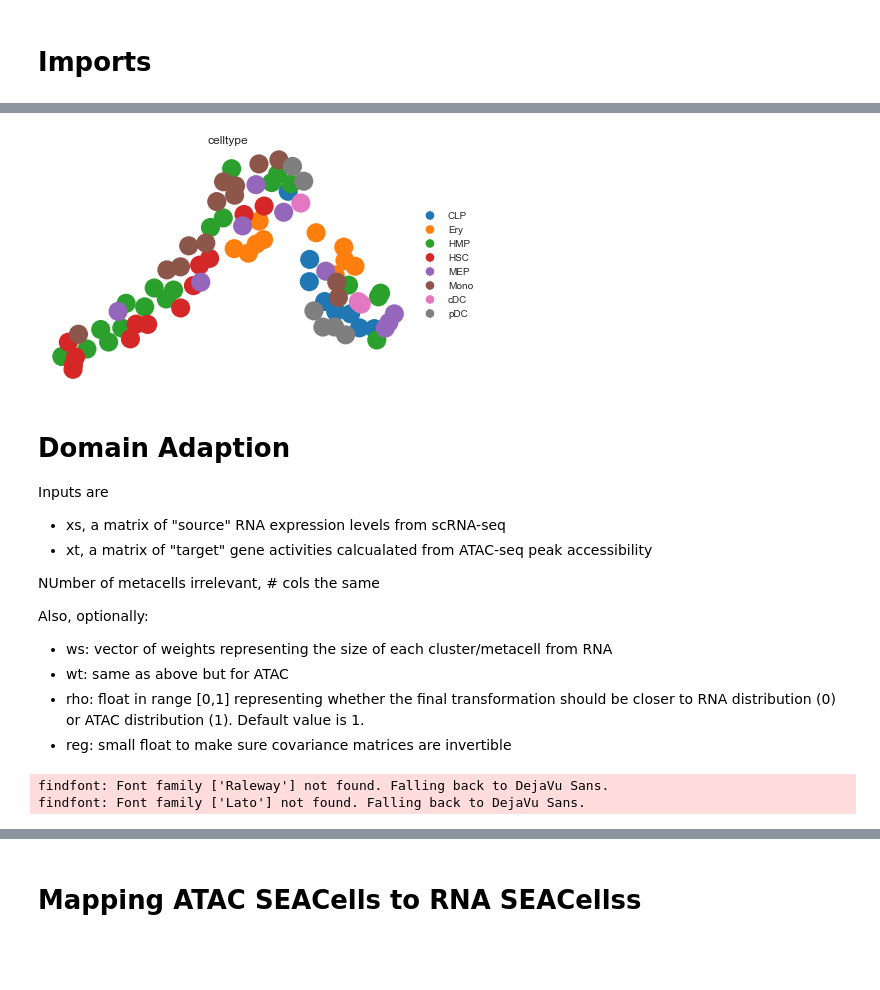
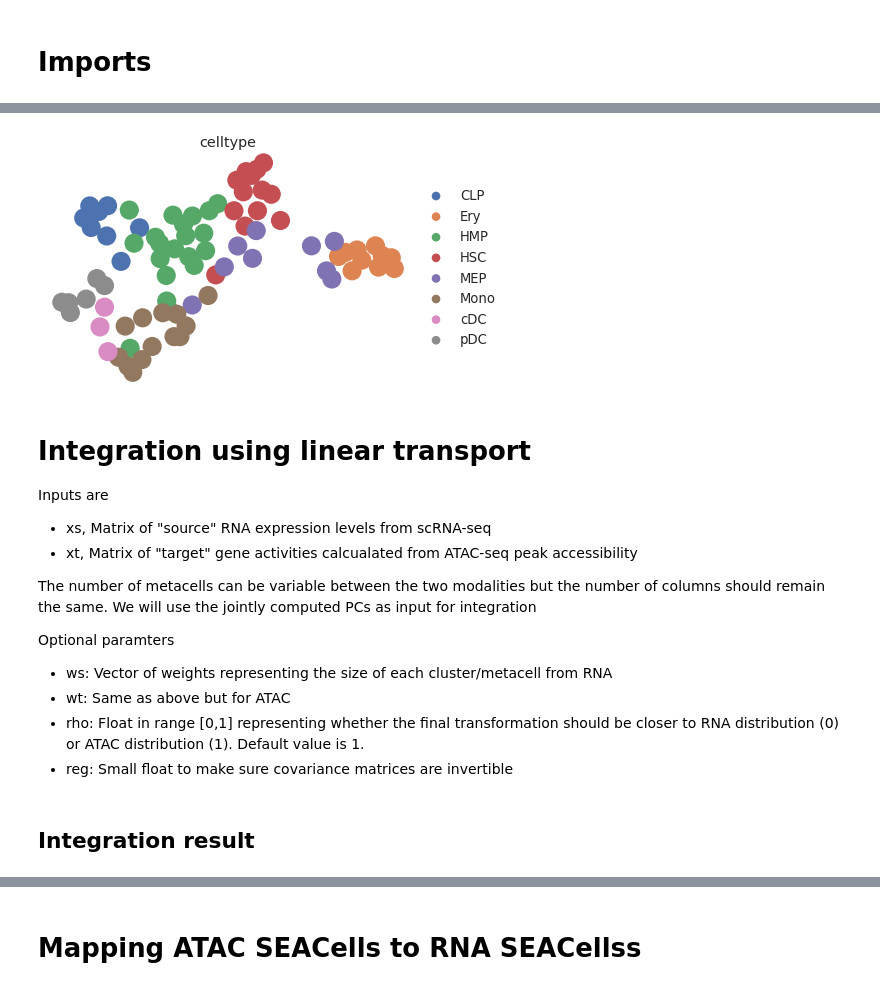
Before and after one commit to dpeerlab/SEACells, a Jupyter notebook: notebooks/SEACell_domain_adapt.ipynb, the cells around one changed output, grey strips where cells are left out. Drawn from its saved outputs; the diff is of its cells as text; code cells hidden in the pictures; blank space fills up the shorter version.

```diff
--- a/notebooks/SEACell_domain_adapt.ipynb
+++ b/notebooks/SEACell_domain_adapt.ipynb
@@ -117,6 +88,18 @@ sc.tl.pca(atac_meta_ad, n_comps=50)
+# %%
+# Normalize the ATAC counts analogous to RNA counts
+sc.pp.normalize_per_cell(atac_meta_ad, counts_per_cell_after=10000)
+log_transform(atac_meta_ad)
+
+# Compute PCA using the highly variable genes from RNA
+hvg = atac_meta_ad.var_names.intersection(rna_meta_ad.var_names[rna_meta_ad.var['highly_variable']])
+atac_hvg = pd.Series(False, index=atac_meta_ad.var_names)
+atac_hvg[hvg] = True
+atac_meta_ad.var['highly_variable'] = atac_hvg
+sc.tl.pca(atac_meta_ad, n_comps=50)
 # %%
-sc.pp.neighbors(atac_meta_ad, use_rep='X_pca')
+# ATAC gene scores umap
+sc.pp.neighbors(atac_meta_ad, use_rep='X_pca', n_neighbors=5)
 sc.tl.umap(atac_meta_ad)
 sc.pl.scatter(atac_meta_ad, basis='umap', color='celltype', frameon=False)
 # %% [output]
-[figure, old version]
+[figure, new version]
@@ -135,33 +117,32 @@ from sklearn.decomposition import TruncatedSVD
 svd = TruncatedSVD(n_components=30)
 comb_ad.obsm['X_pca'] = svd.fit_transform(comb_ad.X)
 # %% [markdown]
-# Domain Adaption
+# Integration using linear transport
 
 Inputs are
 
-- xs, a matrix of "source" RNA expression levels from scRNA-seq
-- xt, a matrix of "target" gene activities calcualated from ATAC-seq peak accessibility
+- xs, Matrix of "source" RNA expression levels from scRNA-seq
+- xt, Matrix of "target" gene activities calcualated from ATAC-seq peak accessibility
 
 
-NUmber of metacells irrelevant, # cols the same
+The number of metacells can be variable between the two modalities but the number of columns should remain the same. We will use the jointly computed PCs as input for integration
 
-Also, optionally:
+Optional paramters
 
-- ws: vector of weights representing the size of each cluster/metacell from RNA
-- wt: same as above but for ATAC
-- rho: float in range [0,1] representing whether the final transformation should be closer to RNA distribution (0) or ATAC distribution (1). Default value is 1.
-- reg: small float to make sure covariance matrices are invertible
+- ws: Vector of weights representing the size of each cluster/metacell from RNA
+- wt: Same as above but for ATAC
+- rho: Float in range [0,1] representing whether the final transformation should be closer to RNA distribution (0) or ATAC distribution (1). Default value is 1.
+- reg: Small float to make sure covariance matrices are invertible
 # %%
 xs = comb_ad[comb_ad.obs['Dataset'] == 'RNA'].obsm['X_pca']
 xt = comb_ad[comb_ad.obs['Dataset'] == 'ATAC'].obsm['X_pca']
 # %%
 from SEACells.domainadapt import LinearOT
 
-model = LinearOT()
+model = LinearOT(rho=0)
 
 xs_transformed, xt_transformed = model.fit_transform(xs, xt)
-# %% [output]
-findfont: Font family ['Raleway'] not found. Falling back to DejaVu Sans.
-findfont: Font family ['Lato'] not found. Falling back to DejaVu Sans.
 # %%
 comb_ad.obsm['X_pca_transformed'] = pd.DataFrame(xs_transformed).append(pd.DataFrame(xt_transformed)).values
+# %% [markdown]
+## Integration result
```
Also changed, not shown: parts of 21 cells of this notebook, 12 other files.
